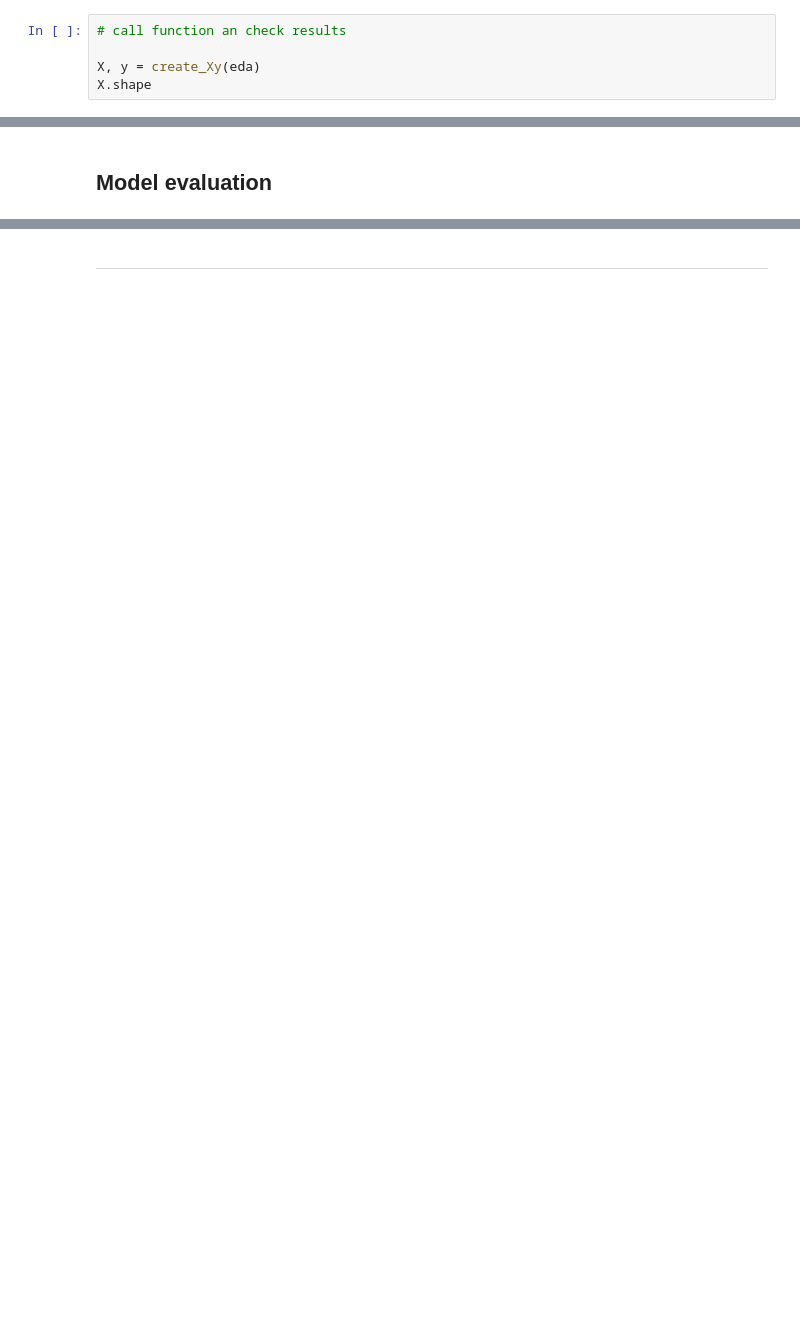
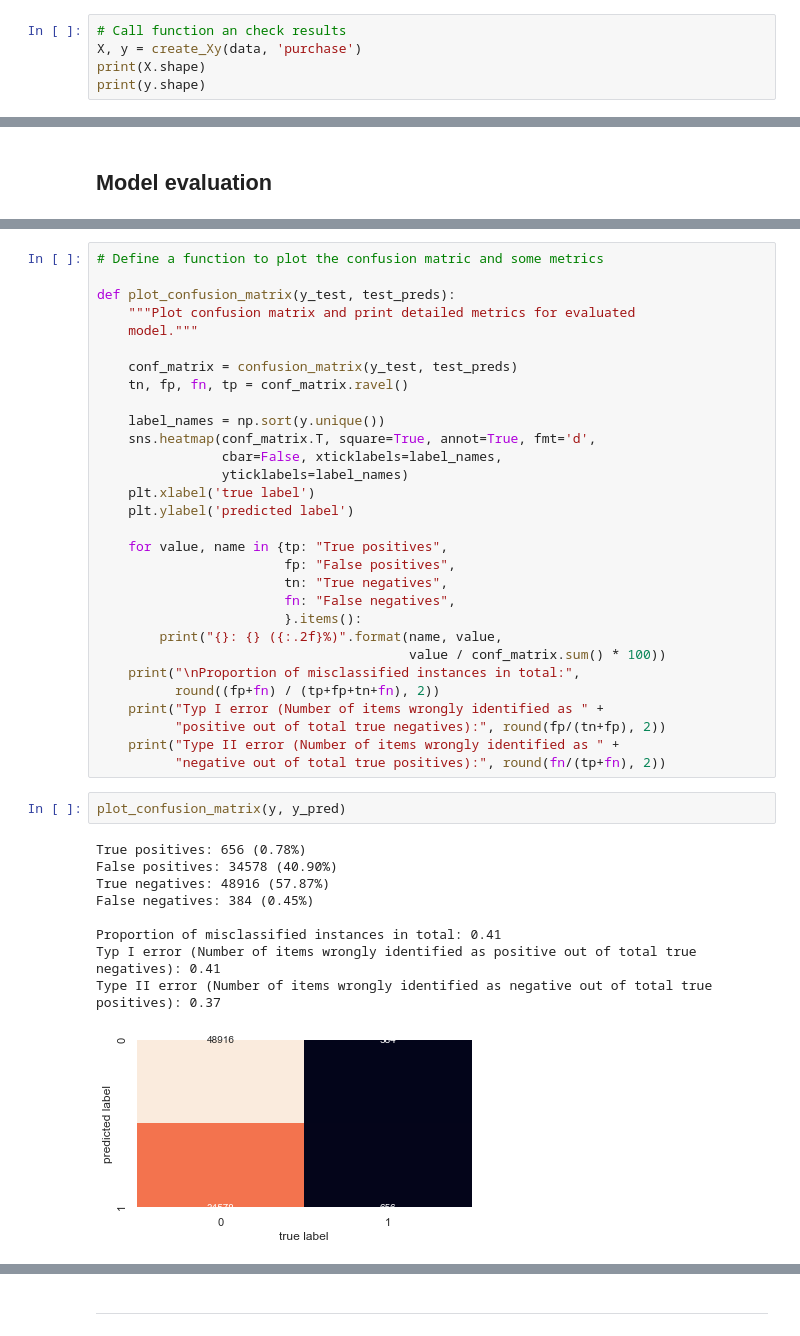
Before and after one commit to rbuerki/projects-ml, a Jupyter notebook: uplift_modelling_imbalanced_starbucks/1-uplift_modelling_SMOTENC.ipynb, the cells around one changed output, grey strips where cells are left out. Drawn from its saved outputs; the diff is of its cells as text; blank space fills up the shorter version.

```diff
--- a/uplift_modelling_imbalanced_starbucks/1-uplift_modelling_SMOTENC.ipynb
+++ b/uplift_modelling_imbalanced_starbucks/1-uplift_modelling_SMOTENC.ipynb
@@ -307,7 +305,7 @@ def create_Xy(df):
 
     return X, y
 # %%
-# call function an check results
-
-X, y = create_Xy(eda)
-X.shape
+# Call function an check results
+X, y = create_Xy(data, 'purchase')
+print(X.shape)
+print(y.shape)
@@ -467,2 +532,44 @@ print(classification_report(y, y_pred))
+# %%
+# Define a function to plot the confusion matric and some metrics
+
+def plot_confusion_matrix(y_test, test_preds):
+    """Plot confusion matrix and print detailed metrics for evaluated
+    model."""
+
+    conf_matrix = confusion_matrix(y_test, test_preds)
+    tn, fp, fn, tp = conf_matrix.ravel()
+
+    label_names = np.sort(y.unique())
+    sns.heatmap(conf_matrix.T, square=True, annot=True, fmt='d',
+                cbar=False, xticklabels=label_names,
+                yticklabels=label_names)
+    plt.xlabel('true label')
+    plt.ylabel('predicted label')
+
+    for value, name in {tp: "True positives",
+                        fp: "False positives",
+                        tn: "True negatives",
+                        fn: "False negatives",
+                        }.items():
+        print("{}: {} ({:.2f}%)".format(name, value,
+                                        value / conf_matrix.sum() * 100))
+    print("\nProportion of misclassified instances in total:",
+          round((fp+fn) / (tp+fp+tn+fn), 2))
+    print("Typ I error (Number of items wrongly identified as " +
+          "positive out of total true negatives):", round(fp/(tn+fp), 2))
+    print("Type II error (Number of items wrongly identified as " +
+          "negative out of total true positives):", round(fn/(tp+fn), 2))
+# %%
+plot_confusion_matrix(y, y_pred)
+# %% [output]
+True positives: 656 (0.78%)
+False positives: 34578 (40.90%)
+True negatives: 48916 (57.87%)
+False negatives: 384 (0.45%)
+
+Proportion of misclassified instances in total: 0.41
+Typ I error (Number of items wrongly identified as positive out of total true negatives): 0.41
+Type II error (Number of items wrongly identified as negative out of total true positives): 0.37
+[figure, added]
 # %%
 print(confusion_matrix(y, y_pred))
```
Also changed, not shown: parts of 24 cells of this notebook.
